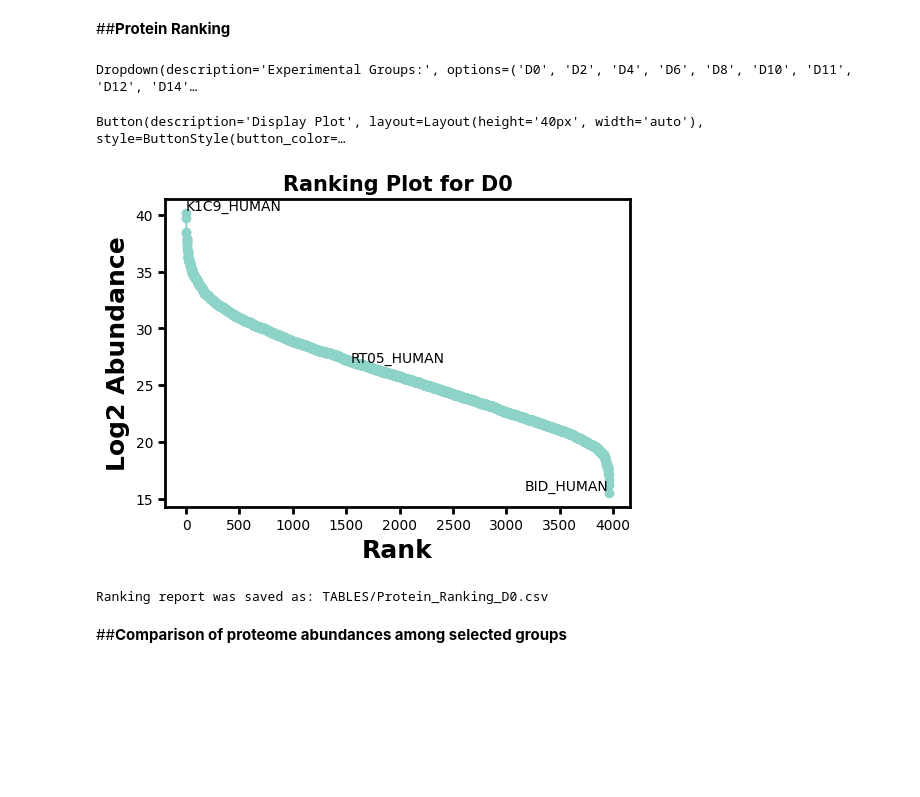
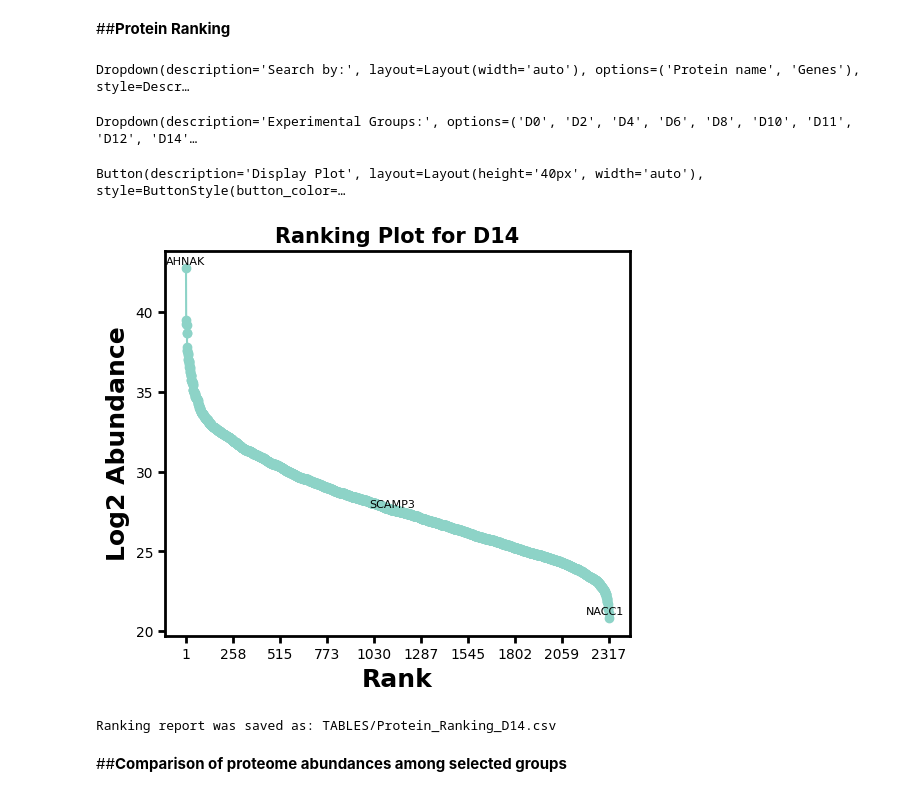
Before and after one commit to OmarArias-Gaguancela/QuickProt, a Jupyter notebook: QuickProt_DIA_Skyline_input.ipynb, the cells around one changed output. Cells and saved outputs as stored; diff of their text form; code cells hidden in the pictures; blank space fills up the shorter version.

```diff
--- a/QuickProt_DIA_Skyline_input.ipynb
+++ b/QuickProt_DIA_Skyline_input.ipynb
@@ -1190,11 +1138,12 @@ import matplotlib.pyplot as plt
 import ipywidgets as widgets
 from IPython.display import display
 import seaborn as sns
+from adjustText import adjust_text
 
 plt.rcParams['font.family'] = 'DejaVu Sans'
 data = pd.read_csv('TABLES/median_abundance.csv', delimiter=',')
 
-data_melted = data.melt(id_vars=['Protein name', 'Protein IDs'], var_name='Experimental groups', value_name='Median Abundance')
+data_melted = data.melt(id_vars=['Protein name', 'Genes'], var_name='Experimental groups', value_name='Median Abundance')
 data_melted['Median Abundance'] = pd.to_numeric(data_melted['Median Abundance'], errors='coerce')
 data_melted = data_melted.dropna(subset=['Median Abundance'])
 
@@ -1204,69 +1153,85 @@ group_dropdown = widgets.Dropdown(
     style={'description_width': 'initial'}
 )
 
+search_by_dropdown = widgets.Dropdown(
+    options=['Protein name', 'Genes'],
+    value='Protein name',
+    description='Search by:',
+    layout=widgets.Layout(width='auto', description_width='initial'),
+    style={'description_width': 'initial', 'font_size': '16px'}
+)
+
 plot_button = widgets.Button(
     description="Display Plot",
     style={'font_weight': 'bold', 'button_color': '#4CAF50', 'font_size': '16px'},
     layout=widgets.Layout(width='auto', height='40px')
 )
 
-def plot_data(group):
+def plot_data(group, search_by):
     filtered_data = data_melted[data_melted['Experimental groups'] == group].copy()
-
-    # Replace zero values with NaN to avoid divide by zero error
     filtered_data.loc[filtered_data['Median Abundance'] == 0, 'Median Abundance'] = np.nan
     filtered_data.dropna(subset=['Median Abundance'], inplace=True)
 
     filtered_data.loc[:, 'Log2 Abundance'] = np.log2(filtered_data['Median Abundance'])
     filtered_data = filtered_data.sort_values(by='Log2 Abundance', ascending=False)
-    filtered_data.loc[:, 'Rank'] = range(1, len(filtered_data) + 1)
+
+    # Select max, median, and min proteins/genes
+    max_protein = filtered_data.iloc[0]
+    median_protein = filtered_data.iloc[len(filtered_data) // 2]
+    min_protein = filtered_data.iloc[-1]
+
+    selected_proteins = pd.DataFrame([max_protein, median_protein, min_protein])
+
+    filtered_data['Rank'] = range(1, len(filtered_data) + 1)
+    selected_proteins['Rank'] = selected_proteins.apply(lambda row: filtered_data[filtered_data[search_by] == row[search_by]]['Rank'].values[0], axis=1)
 
     colors = sns.color_palette("Set3", len(filtered_data))
-    plt.figure(figsize=(6, 4))
+    plt.figure(figsize=(6, 5))
     plt.plot(filtered_data['Rank'], filtered_data['Log2 Abundance'], marker='o', color=colors[0])
 
-    plt.annotate(filtered_data.iloc[0]['Protein name'],
-                 (filtered_data.iloc[0]['Rank'], filtered_data.iloc[0]['Log2 Abundance']),
-                 textcoords="offset points", xytext=(0,2), ha='left')
+    texts = []
+    for i in range(len(selected_proteins)):
+        texts.append(plt.text(selected_proteins.iloc[i]['Rank'], selected_proteins.iloc[i]['Log2 Abundance'],
+                              selected_proteins.iloc[i][search_by], fontsize=8, ha='center'))
 
-    middle_index = len(filtered_data) // 2
-    plt.annotate(filtered_data.iloc[middle_index]['Protein name'],
-                 (filtered_data.iloc[middle_index]['Rank'], filtered_data.iloc[middle_index]['Log2 Abundance']),
-                 textcoords="offset points", xytext=(0,10), ha='center')
-
-    plt.annotate(filtered_data.iloc[-1]['Protein name'],
-                 (filtered_data.iloc[-1]['Rank'], filtered_data.iloc[-1]['Log2 Abundance']),
-                 textcoords="offset points", xytext=(0,2), ha='right')
+    adjust_text(texts, arrowprops=dict(arrowstyle='-', color='gray'))
 
     plt.xlabel('Rank', fontweight='bold', fontsize=18)
     plt.ylabel('Log2 Abundance', fontweight='bold', fontsize=18)
     plt.title(f'Ranking Plot for {group}', fontweight='bold', fontsize=15)
+
+    plt.xticks(ticks=np.linspace(1, len(filtered_data), num=10, dtype=int))
+
     plt.tick_params(axis='x', which='both', bottom=True, length=5, width=2, color='black')
     plt.tick_params(axis='y', which='both', left=True, length=5, width=2, color='black')
+
     ax = plt.gca()
     ax.grid(False)
 
     ax1 = plt.gca()
     for spine in ax1.spines.values():
         spine.set_linewidth(2)
         spine.set_color("k")
+
     plt.savefig(f'PLOTS/Protein_ranking_plot_{group}.tiff', format='tiff', dpi=300)
     plt.show()
 
-    all_proteins_ranked = filtered_data[['Protein name', 'Protein IDs', 'Experimental groups', 'Median Abundance', 'Log2 Abundance', 'Rank']]
+    all_proteins_ranked = filtered_data[['Protein name', 'Genes', 'Experimental groups', 'Median Abundance', 'Log2 Abundance', 'Rank']]
     all_proteins_ranked.to_csv(f'TABLES/Protein_Ranking_{group}.csv', index=False, sep=',')
 
     print(f"Ranking report was saved as: TABLES/Protein_Ranking_{group}.csv")
 
 def on_button_click(b):
-    plot_data(group_dropdown.value)
+    plot_data(group_dropdown.value, search_by_dropdown.value)
+
 plot_button.on_click(on_button_click)
-display(group_dropdown, plot_button)
+display(search_by_dropdown, group_dropdown, plot_button)
 # %% [output]
-Dropdown(description='Experimental Groups:', options=('D0', 'D2', 'D4', 'D6', 'D8', 'D10', 'D11', 'D12', 'D14'…
+Dropdown(description='Search by:', layout=Layout(width='auto'), options=('Protein name', 'Genes'), style=Descr…
-Button(description='Display Plot', layout=Layout(height='40px', width='auto'), style=ButtonStyle(button_color=…
+Dropdown(description='Experimental Groups:', options=('D0', 'D2', 'D4', 'D6', 'D8', 'D10', 'D11', 'D12', 'D14'…
+Button(description='Display Plot', layout=Layout(height='40px', width='auto'), style=ButtonStyle(button_color=…
-[figure, old version]
+[figure, new version]
-Ranking report was saved as: TABLES/Protein_Ranking_D0.csv
+Ranking report was saved as: TABLES/Protein_Ranking_D14.csv
 # %% [markdown]
 ##**Comparison of proteome abundances among selected groups**
 # %%
```
Also changed, not shown: parts of 34 cells of this notebook.
